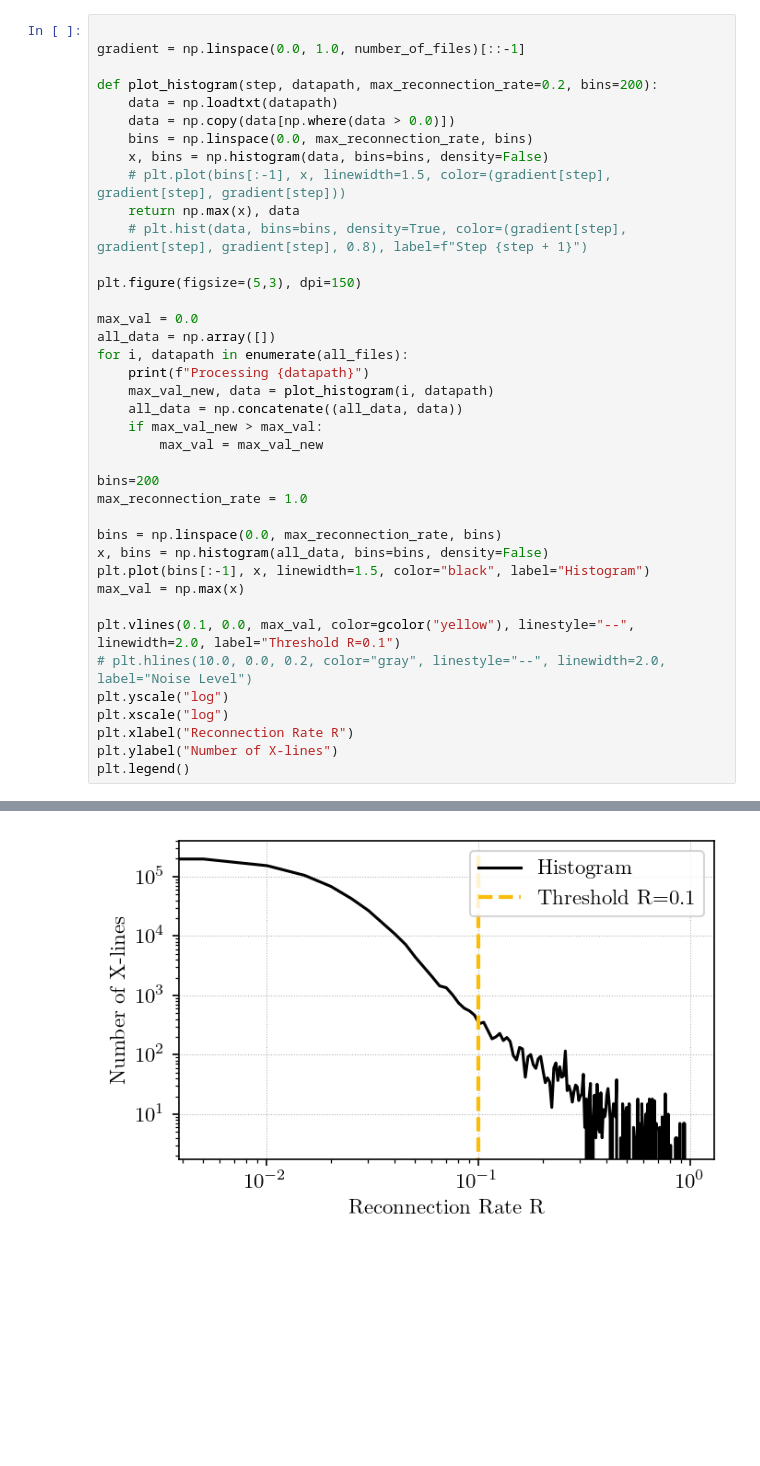
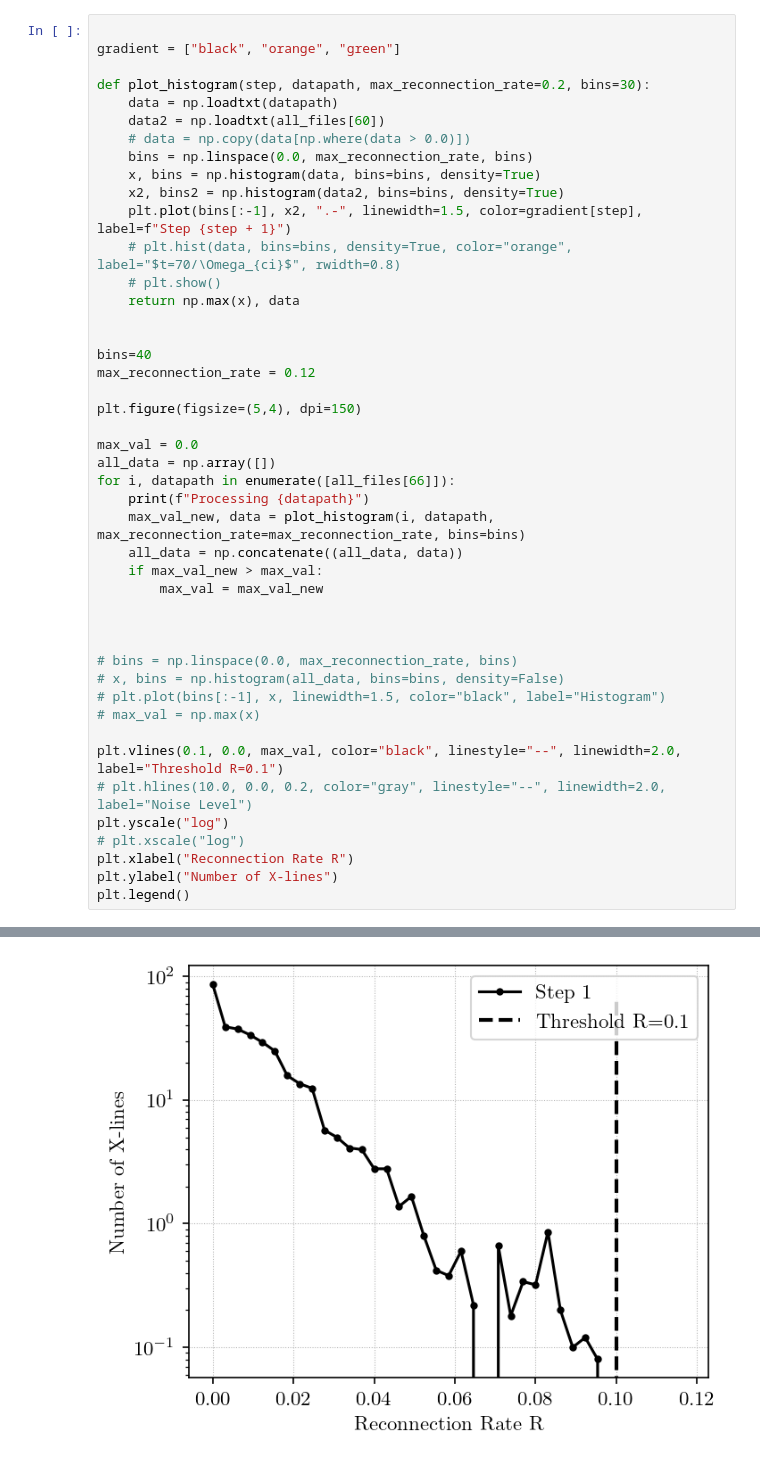
Before and after one commit to maxawake/Magnetic-Reconnection-Visualization, a Jupyter notebook: notebooks/load_reconnection_rate.ipynb, the cells around one changed output, grey strips where cells are left out. Drawn from its saved outputs; the diff is of its cells as text; blank space fills up the shorter version.

Commit message:
New reconnection rate

```diff
--- a/notebooks/load_reconnection_rate.ipynb
+++ b/notebooks/load_reconnection_rate.ipynb
@@ -14,39 +18,45 @@ number_of_files = len(all_files)
 # %%
 
-gradient = np.linspace(0.0, 1.0, number_of_files)[::-1]
+gradient = ["black", "orange", "green"]
 
-def plot_histogram(step, datapath, max_reconnection_rate=0.2, bins=200):
+def plot_histogram(step, datapath, max_reconnection_rate=0.2, bins=30):
     data = np.loadtxt(datapath)
-    data = np.copy(data[np.where(data > 0.0)])
+    data2 = np.loadtxt(all_files[60])
+    # data = np.copy(data[np.where(data > 0.0)])
     bins = np.linspace(0.0, max_reconnection_rate, bins)
-    x, bins = np.histogram(data, bins=bins, density=False)
-    # plt.plot(bins[:-1], x, linewidth=1.5, color=(gradient[step], gradient[step], gradient[step]))
+    x, bins = np.histogram(data, bins=bins, density=True)
+    x2, bins2 = np.histogram(data2, bins=bins, density=True)
+    plt.plot(bins[:-1], x2, ".-", linewidth=1.5, color=gradient[step], label=f"Step {step + 1}")
+    # plt.hist(data, bins=bins, density=True, color="orange", label="$t=70/\Omega_{ci}$", rwidth=0.8)
+    # plt.show()
     return np.max(x), data
-    # plt.hist(data, bins=bins, density=True, color=(gradient[step], gradient[step], gradient[step], 0.8), label=f"Step {step + 1}")
 
-plt.figure(figsize=(5,3), dpi=150)
+
+bins=40
+max_reconnection_rate = 0.12
+
+plt.figure(figsize=(5,4), dpi=150)
 
 max_val = 0.0
 all_data = np.array([])
-for i, datapath in enumerate(all_files):
+for i, datapath in enumerate([all_files[66]]):
     print(f"Processing {datapath}")
-    max_val_new, data = plot_histogram(i, datapath)
+    max_val_new, data = plot_histogram(i, datapath, max_reconnection_rate=max_reconnection_rate, bins=bins)
     all_data = np.concatenate((all_data, data))
     if max_val_new > max_val:
         max_val = max_val_new
 
-bins=200
-max_reconnection_rate = 1.0
 
-bins = np.linspace(0.0, max_reconnection_rate, bins)
-x, bins = np.histogram(all_data, bins=bins, density=False)
-plt.plot(bins[:-1], x, linewidth=1.5, color="black", label="Histogram")
-max_val = np.max(x)
 
-plt.vlines(0.1, 0.0, max_val, color=gcolor("yellow"), linestyle="--", linewidth=2.0, label="Threshold R=0.1")
+# bins = np.linspace(0.0, max_reconnection_rate, bins)
+# x, bins = np.histogram(all_data, bins=bins, density=False)
+# plt.plot(bins[:-1], x, linewidth=1.5, color="black", label="Histogram")
+# max_val = np.max(x)
+
+plt.vlines(0.1, 0.0, max_val, color="black", linestyle="--", linewidth=2.0, label="Threshold R=0.1")
 # plt.hlines(10.0, 0.0, 0.2, color="gray", linestyle="--", linewidth=2.0, label="Noise Level")
 plt.yscale("log")
-plt.xscale("log")
+# plt.xscale("log")
 plt.xlabel("Reconnection Rate R")
 plt.ylabel("Number of X-lines")
 plt.legend()
@@ -71,2 +65,2 @@ Processing /home/max/Temp/reconnection_rates_step_0100.txt
 <matplotlib.legend.Legend at 0x...>
-[figure, old version]
+[figure, new version]
```
Also changed, not shown: parts of 5 cells of this notebook, 8 other files.
